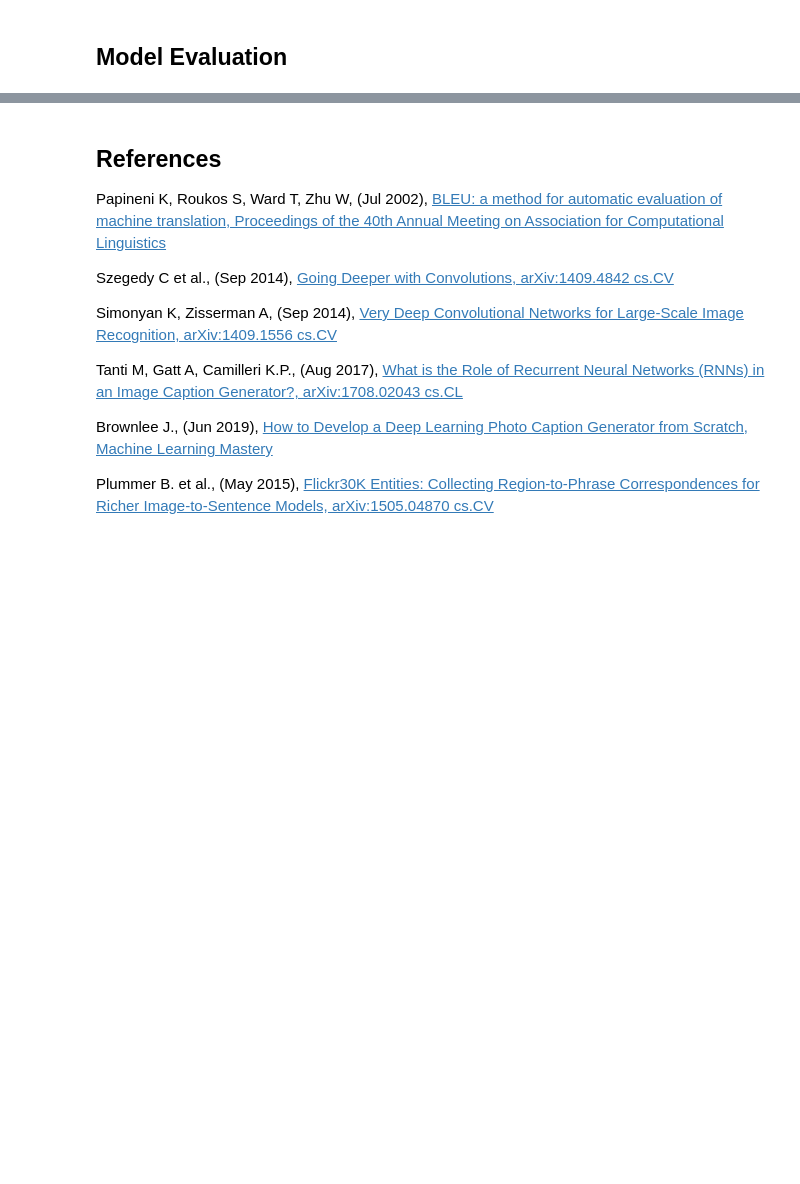
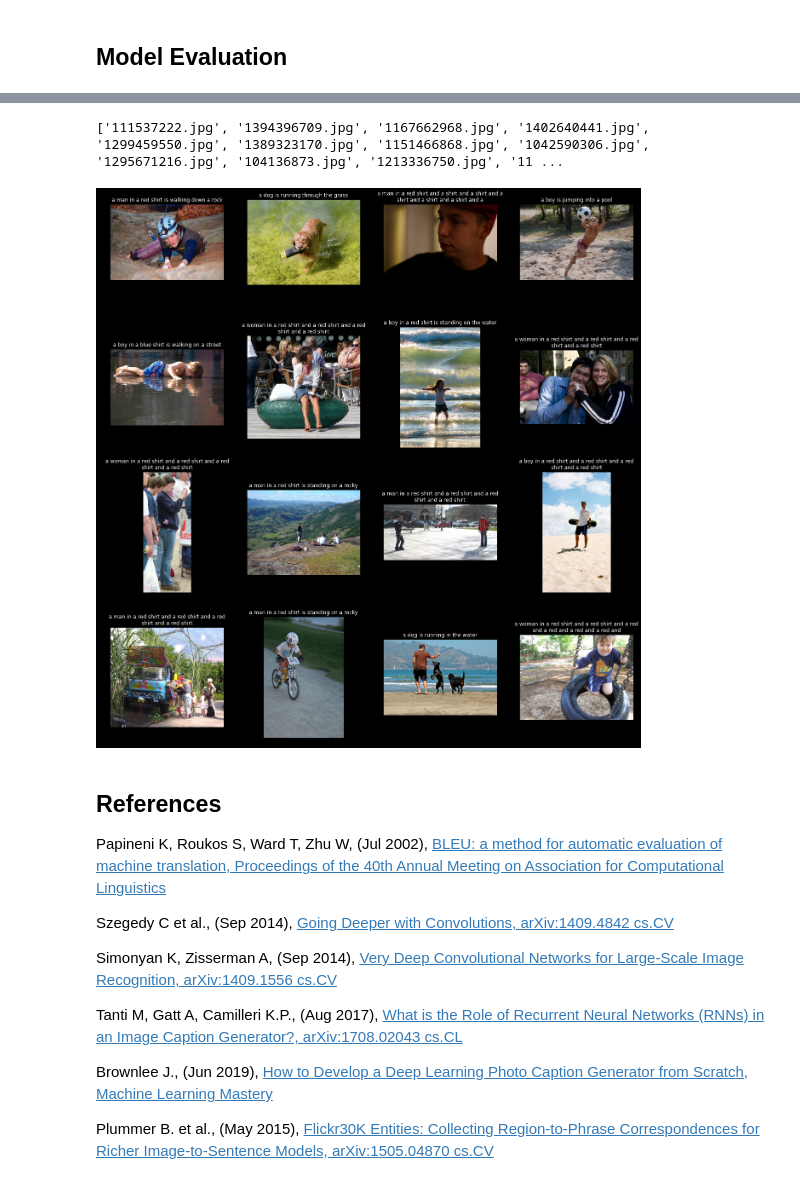
Before and after one commit to edwardspaulg/capstone_498, a Jupyter notebook: image_caption/Image_Caption.ipynb, the cells around one changed output, grey strips where cells are left out. Drawn from its saved outputs; the diff is of its cells as text; code cells hidden in the pictures; blank space fills up the shorter version.

```diff
--- a/image_caption/Image_Caption.ipynb
+++ b/image_caption/Image_Caption.ipynb
@@ -192,20 +201,3 @@ if dictInit['GEN_FEATURES']:
 
     # Save to file
     dump(features, open(dictInit['FN_GEN_RESULT'], 'wb'))
-# %%
-#Load provided filename
-def read_file(filename, max_lines=-1):
-    """
-    """
-    with open(filename) as f:
-        if max_lines > 0:
-            doc = [next(f) for x in range(max_lines)]  #Read only the # of lines specified
-        else:
-            doc = f.read().splitlines()  #Read all lines
-        return doc
-
-#Load captions
-doc = read_file(dictInit['FN_ALL_LABELS'], dictInit['MAX_SAMPLES'])
-print(type(doc), len(doc), '\n')
-if DEBUG:
-    print(doc[0:10])
@@ -855,37 +897,40 @@ import matplotlib.pyplot as plt
 import matplotlib.image as mpimg
 import random
 from textwrap import wrap
 
 #Plot sample test images
-def plotSamples(dictXy_test):
+def plotSamples(dsTest):
     #Get random images
-    testIDs = random.sample(dictXy_test.keys(), 16)
+    testIDs = random.sample(dsTest.dictSamples.keys(), 16)
     print(testIDs)
 
     #Init plot
     plt.rcParams['figure.facecolor'] = 'black'
     fig=plt.figure(figsize=(22, 24))
     fig.patch.set_facecolor('black')
     columns = 4
     rows = 4
 
     #Plot
     for i in range(1, columns*rows+1):
         #Prediction
-        yhat = ' '.join(dictXy_test[testIDs[i-1]].prediction)
+        yhat = dsTest.dictSamples[testIDs[i-1]].prediction
 
         #Plot image and description together
         img = mpimg.imread(dictInit['DIR_ALL_IMAGES']+testIDs[i-1])
         ax = fig.add_subplot(rows, columns, i)
         ax.set_title("\n".join(wrap(yhat, 50)), color='white')
         ax.set_facecolor('xkcd:black')
         plt.imshow(img)
     plt.savefig(dictInit['FN_TEST_RESULTS']+'_'+datetime.today().strftime('%Y-%m-%d-%H:%M:%S')+'.png',
                 bbox_inches='tight', facecolor='black', dpi = 50)
     plt.show()
 
 #Plot sample test images
-plotSamples(dictXy_test)
+plotSamples(dsTest)
+# %% [output]
+['111537222.jpg', '1394396709.jpg', '1167662968.jpg', '1402640441.jpg', '1299459550.jpg', '1389323170.jpg', '1151466868.jpg', '1042590306.jpg', '1295671216.jpg', '104136873.jpg', '1213336750.jpg', '11 ...
+[figure, added]
 # %% [markdown]
 ## References
 
```
Also changed, not shown: parts of 19 cells of this notebook, 1 other file.
